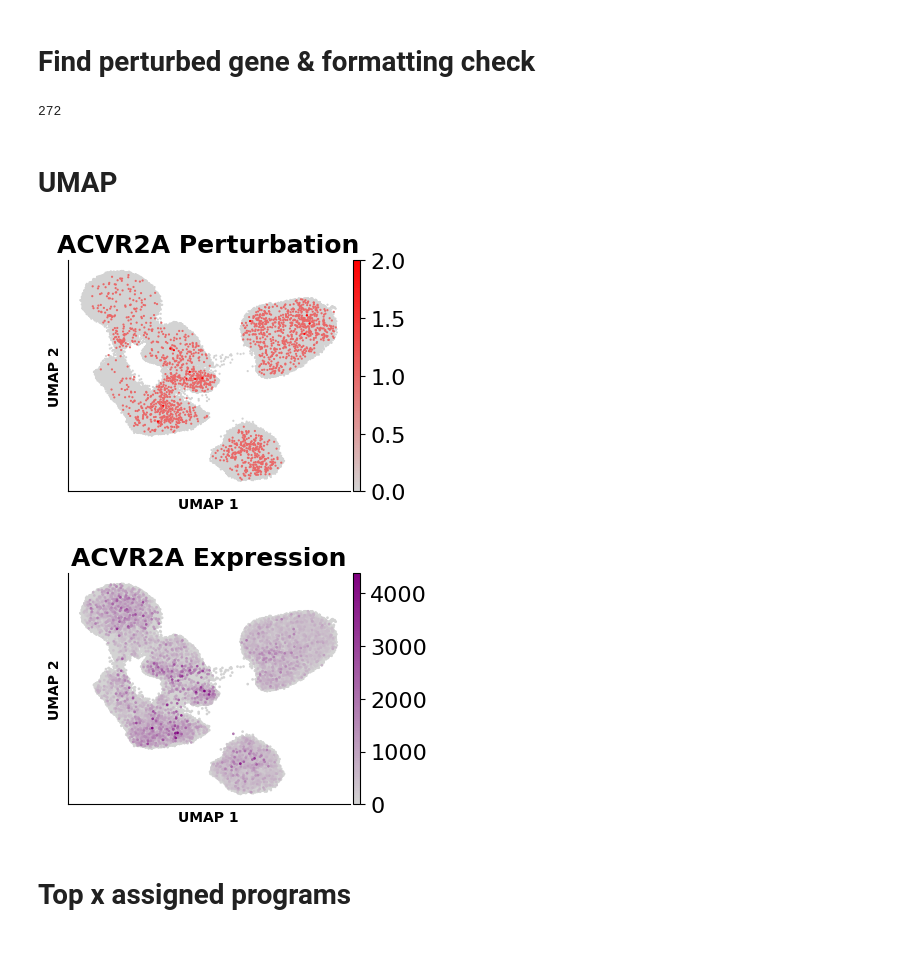
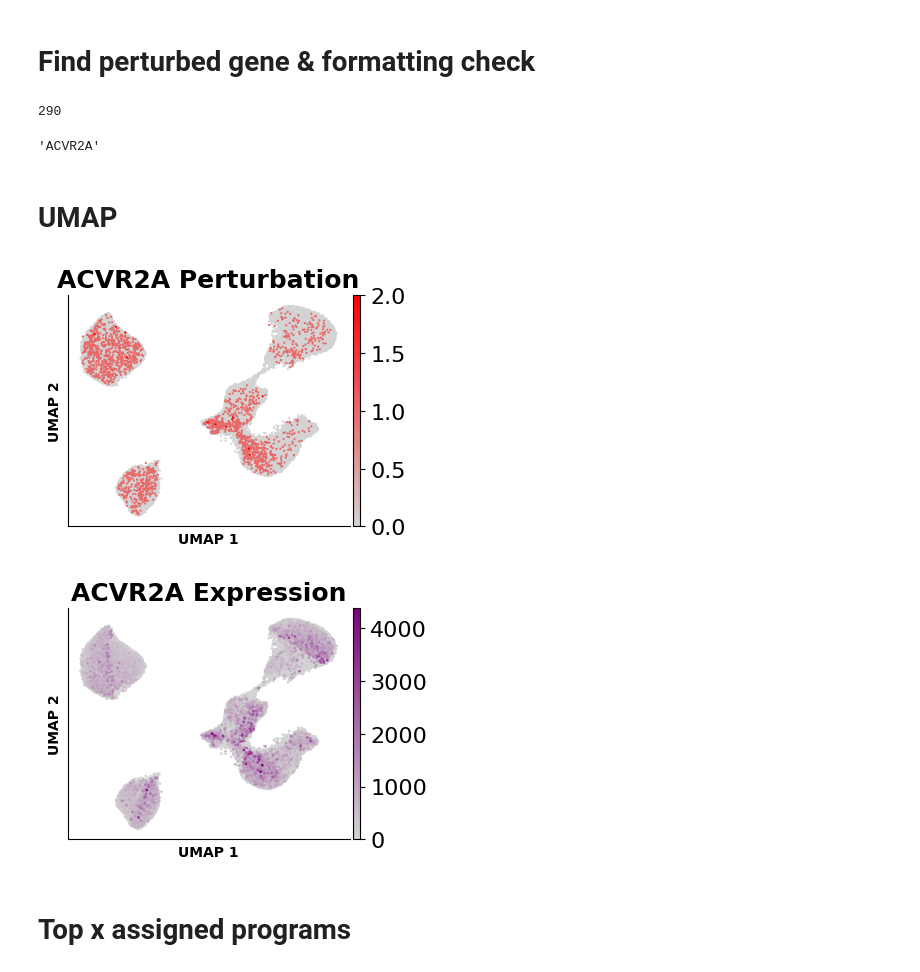
Before and after one commit to EngreitzLab/cNMF_benchmarking, a Jupyter notebook: cNMF_benchmarking_pipeline/Plotting/JupterNote_Version/cNMF_perturbed_gene_analysis.ipynb, the cells around one changed output. Cells and saved outputs as stored; diff of their text form; code cells hidden in the pictures.

```diff
--- a/cNMF_benchmarking_pipeline/Plotting/JupterNote_Version/cNMF_perturbed_gene_analysis.ipynb
+++ b/cNMF_benchmarking_pipeline/Plotting/JupterNote_Version/cNMF_perturbed_gene_analysis.ipynb
@@ -21,29 +22,29 @@ from Plotting.src import plot_umap_per_gene, plot_top_program_per_gene, perturbe
 # Find perturbed gene & formatting check
 # %%
 #IO path
-save_path = "/oak/stanford/groups/engreitz/Users/ymo/IGVF_ccperturbseq/Result/020326_100k_cells_100iter_allHVG_torch_halsvar_batch_e7_50/Plot/Gene"
+save_path = "/oak/stanford/groups/engreitz/Users/ymo/Tools/cNMF_benchmarking"
 
 # data path
-mdata_path = "/oak/stanford/groups/engreitz/Users/ymo/IGVF_ccperturbseq/Result/020326_100k_cells_100iter_allHVG_torch_halsvar_batch_e7_50/adata/cNMF_50_0_2.h5mu"
-mdata_guide_path = "/oak/stanford/groups/engreitz/Users/ymo/IGVF_ccperturbseq/Data/withguide.h5ad"
-umap_path = "/oak/stanford/groups/engreitz/Users/ymo/IGVF_ccperturbseq/Data/.all_days_scvi_integrated_no_batch_key.h5ad"
+mdata_path = "/oak/stanford/groups/engreitz/Users/ymo/IGVF_ccperturbseq/Result/030526_100k_cells_100iter_allHVG_torch_halsvar_batch_e7_50/adata/cNMF_50_0_2.h5mu"
+mdata_guide_path = "/oak/stanford/groups/engreitz/Users/ymo/IGVF_ccperturbseq/Result/030526_100k_cells_100iter_allHVG_torch_halsvar_batch_e7_50/adata/cNMF_50_0_2.h5mu"
 
 # resourse path
-perturb_path = "/oak/stanford/groups/engreitz/Users/ymo/IGVF_ccperturbseq/Result/020326_100k_cells_100iter_allHVG_torch_halsvar_batch_e7_50/Eval/50_0_2/50_CRT_d0.txt"
-perturb_path_base = "/oak/stanford/groups/engreitz/Users/ymo/IGVF_ccperturbseq/Result/020326_100k_cells_100iter_allHVG_torch_halsvar_batch_e7_50/Eval/50_0_2/50_CRT"
-file_to_dictionary = "/oak/stanford/groups/engreitz/Users/ymo/Tools/cNMF_benchmarking/cNMF_benchmarking_pipeline/Evaluation/Resources/weissman_guides_with_coordinates.tsv"
-reference_gtf_path="/oak/stanford/groups/engreitz/Users/opushkar/genome/IGVFFI9573KOZR.gtf.gz"
+perturb_path = "/oak/stanford/groups/engreitz/Users/ymo/IGVF_ccperturbseq/Result/030526_100k_cells_100iter_allHVG_torch_halsvar_batch_e7_50/Eval/50_0_2/50_CRT_D0.txt"
+perturb_path_base = "/oak/stanford/groups/engreitz/Users/ymo/IGVF_ccperturbseq/Result/030526_100k_cells_100iter_allHVG_torch_halsvar_batch_e7_50/Eval/50_0_2/50_CRT"
+file_to_dictionary = None
+reference_gtf_path=None
 
 # keys
-top_program = 5
+top_program = 10
 prog_key = 'cNMF'
 data_key = 'rna'
-categorical_key = 'timepoint'
-sample = ['d0', 'd1', 'd2', 'd3']
-log2fc_col = 'log2FC'
+categorical_key = 'batch'
+sample = ['D0', 'D1', 'D2', 'D3']
+log2fc_col = 'approx_log2FC'
+gene_name_key= 'symbol'
 
 # UMAP subsampling (set to None to plot all cells, or e.g. 0.1 for 10%)
-subsample_frac = 0.1
+umap_subsample_frac = 0.1
 # %%
 # read data
 mdata = mu.read_h5mu(mdata_path)
@@ -68,6 +63,7 @@ _assign_guide(mdata, mdata_guide,umap_mdata)
 if 'X_umap' not in mdata['cNMF'].obsm:
 
     import scanpy as sc
+    sc.pp.highly_variable_genes(mdata['rna'], n_top_genes=2000, subset=True)
     sc.tl.pca(mdata['rna'], n_comps=50)
     sc.pp.neighbors(mdata['rna'])
     sc.tl.umap(mdata['rna'])
@@ -83,20 +79,23 @@ perturbed_gene_found = list(set(gene_list) & set(perturbed_gene.tolist()))
 perturbed_gene_found = sorted(perturbed_gene_found)
 len(perturbed_gene_found)
 # %% [output]
-272
+290
 # %%
 # select gene of interest
 Target_Gene = perturbed_gene_found[2]
+Target_Gene
+# %% [output]
+'ACVR2A'
 # %% [markdown]
 # UMAP
 # %%
-fg = plot_umap_per_gene_guide(mdata, Target_Gene, figsize = (4,3), show = True, size = 10, subsample_frac=1.0)
+fg = plot_umap_per_gene_guide(mdata, Target_Gene, figsize = (4,3), show = True, size = 10, umap_subsample_frac=umap_subsample_frac)
 # %% [output]
-[figure, old version]
+[figure, new version]
 # %%
-fg = plot_umap_per_gene(mdata, Target_Gene, file_to_dictionary=file_to_dictionary, figsize = (4,3), show = True, size = 15, subsample_frac=1.0)
+fg = plot_umap_per_gene(mdata, Target_Gene, ensembl_to_symbol_file=file_to_dictionary, figsize = (4,3), show = True, size = 15, umap_subsample_frac=umap_subsample_frac)
 # %% [output]
-[figure, old version]
+[figure, new version]
 # %% [markdown]
 # Top x assigned programs
 # %%
```
Also changed, not shown: parts of 15 cells of this notebook, 3 other files.
